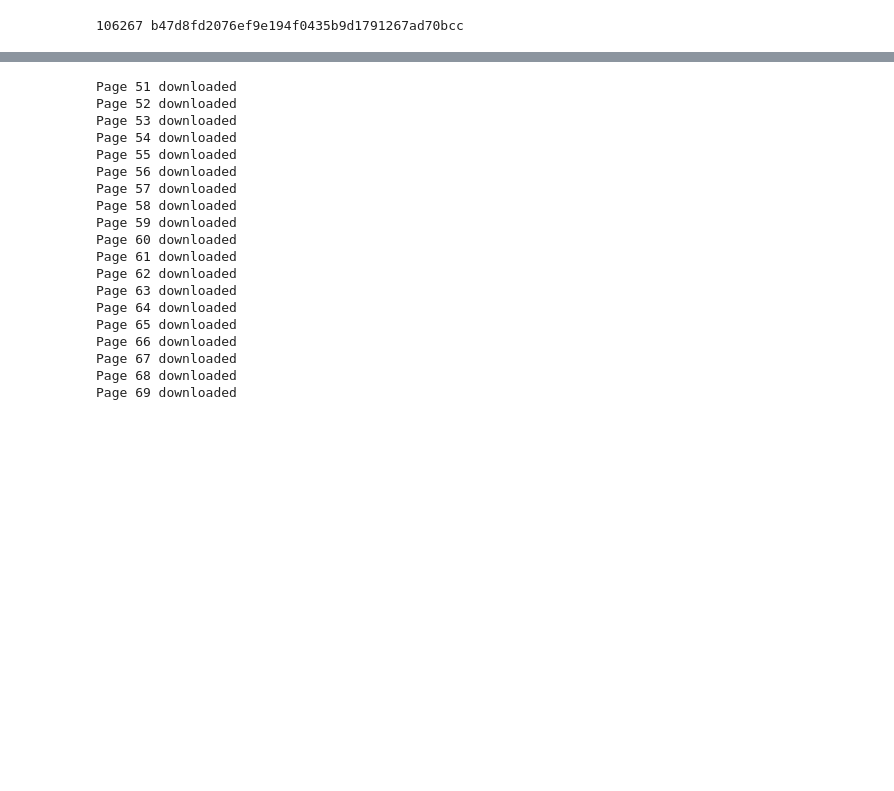
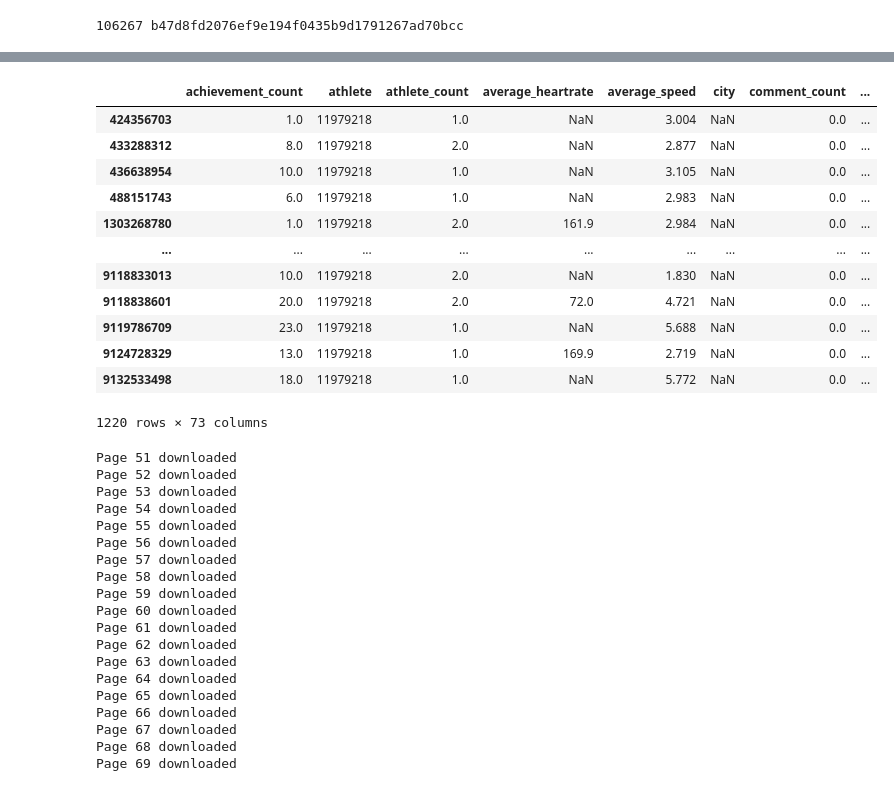
Before and after one commit to wirhabenzeit/activitymap, a Jupyter notebook: init.ipynb, the cells around one changed output, grey strips where cells are left out. Cells and saved outputs as stored; diff of their text form; code cells hidden in the pictures; blank space fills up the shorter version.

```diff
--- a/init.ipynb
+++ b/init.ipynb
@@ -43,8 +69,8 @@ print(stoken)
 # %%
-athlete = 11979218
+athlete = 6824046
 client.create_secret(
     request={
-        "parent": f"projects/stravamap-386413/secrets",
+        "parent": f"projects/stravamap-386413",
         "secret_id": f"strava_access_token_{athlete}",
         "secret": {"replication": {"automatic": {}}},
     }
@@ -52,12 +78,12 @@ client.create_secret(
 client.add_secret_version(
     request={
         "parent": f"projects/stravamap-386413/secrets/strava_access_token_{athlete}",
-        "payload": {"data": newcred["access_token"].encode("UTF-8") },
+        "payload": {"data": client.access_secret_version(request={"name": "projects/stravamap-386413/secrets/strava_access_token/versions/latest"}).payload.data },
     }
 )
 client.create_secret(
     request={
-        "parent": f"projects/stravamap-386413/secrets",
+        "parent": f"projects/stravamap-386413",
         "secret_id": f"strava_refresh_token_{athlete}",
         "secret": {"replication": {"automatic": {}}},
     }
@@ -65,13 +91,7 @@ client.create_secret(
 client.add_secret_version(
     request={
         "parent": f"projects/stravamap-386413/secrets/strava_refresh_token_{athlete}",
-        "payload": {"data": newcred["refresh_token"].encode("UTF-8") },
+        "payload": {"data": client.access_secret_version(request={"name": "projects/stravamap-386413/secrets/strava_refresh_token/versions/latest"}).payload.data },
     }
 )
-client.create_secret(
-        request={
-            "parent": f"projects/stravamap-386413/secrets/strava_refresh_token_{athlete}",
-            "payload": {"data": stoken["refresh_token"].encode("UTF-8") },
-        }
-    )
 # %% [output]
@@ -79,5 +109,31 @@ ValueError: Unknown field for CreateSecretRequest: payload
 # %%
 sclient = Client(access_token=stoken["access_token"])
+# %%
+import pandas as pd
+ref = db.reference(url="https://stravamap-386413-default-rtdb.europe-west1.firebasedatabase.app")
+df=pd.DataFrame.from_dict(ref.get(),orient="index")
+df = df[df.athlete == int(athlete)]
+df=df[df.geometry.notnull()]
+df.loc[df.geometry.notnull(),"geometry"] = df[df.geometry.notnull()].geometry.apply(wkt.loads)
+df["geometry"] = df.geometry.apply(lambda x: x.simplify(0.0001, preserve_topology=False))
+df = df[df.geometry.apply(lambda x: len(x.coords)) > 0]
+df["polyline"] = df.geometry.apply(lambda x: polyline.encode(x.coords,5,geojson=True))
+df.drop("geometry", axis=1, inplace=True)
+df
+# %% [output]
+|  | achievement_count | athlete | athlete_count | average_heartrate | average_speed | city | comment_count | ... |
+| 424356703 | 1.0 | 11979218 | 1.0 | NaN | 3.004 | NaN | 0.0 | ... |
+| 433288312 | 8.0 | 11979218 | 2.0 | NaN | 2.877 | NaN | 0.0 | ... |
+| 436638954 | 10.0 | 11979218 | 1.0 | NaN | 3.105 | NaN | 0.0 | ... |
+| 488151743 | 6.0 | 11979218 | 1.0 | NaN | 2.983 | NaN | 0.0 | ... |
+| 1303268780 | 1.0 | 11979218 | 2.0 | 161.9 | 2.984 | NaN | 0.0 | ... |
+| ... | ... | ... | ... | ... | ... | ... | ... | ... |
+| 9118833013 | 10.0 | 11979218 | 2.0 | NaN | 1.830 | NaN | 0.0 | ... |
+| 9118838601 | 20.0 | 11979218 | 2.0 | 72.0 | 4.721 | NaN | 0.0 | ... |
+| 9119786709 | 23.0 | 11979218 | 1.0 | NaN | 5.688 | NaN | 0.0 | ... |
+| 9124728329 | 13.0 | 11979218 | 1.0 | 169.9 | 2.719 | NaN | 0.0 | ... |
+| 9132533498 | 18.0 | 11979218 | 1.0 | NaN | 5.772 | NaN | 0.0 | ... |
+1220 rows × 73 columns
 # %%
 for i in range(51,70):
     try:
```
Also changed, not shown: parts of 7 cells of this notebook, 5 other files.
